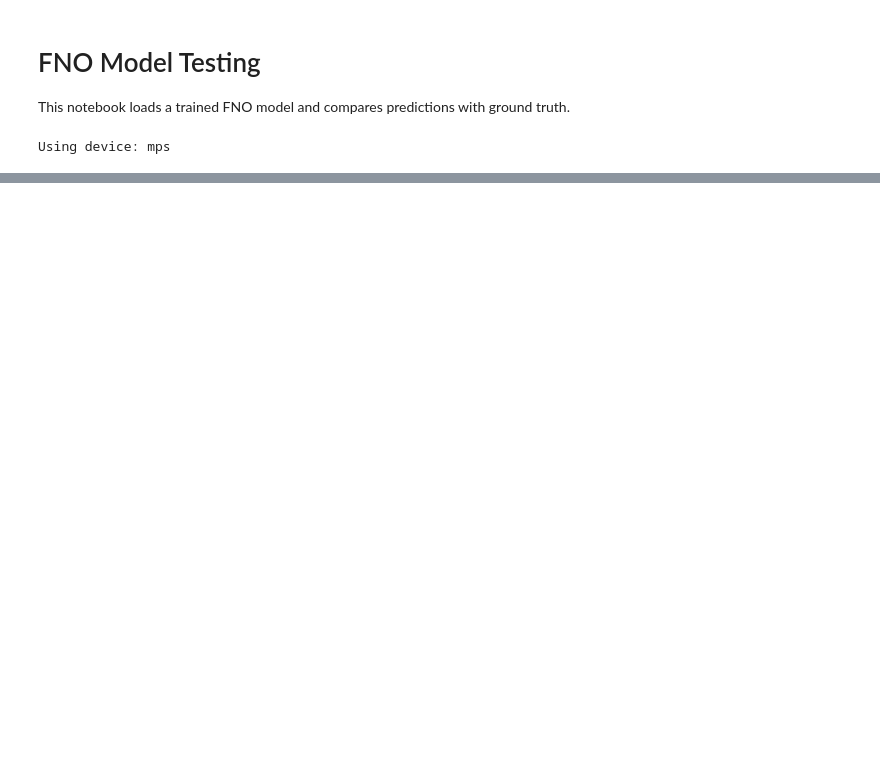
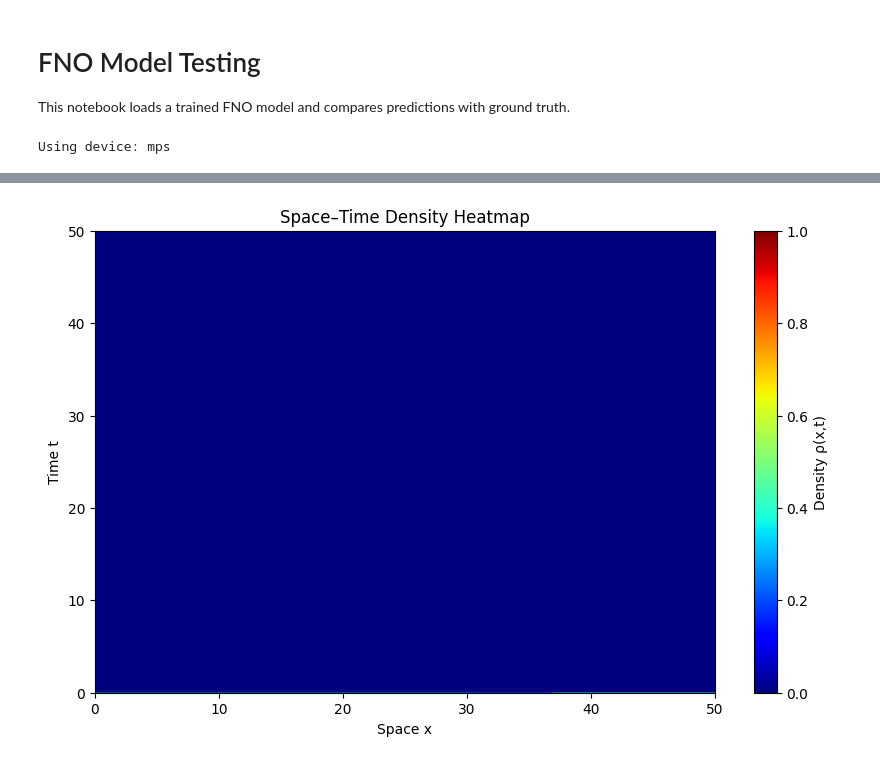
Before and after one commit to mchami02/saint-venant, a Jupyter notebook: operator_learning/fno_test.ipynb, the cells around one changed output, grey strips where cells are left out. Drawn from its saved outputs; the diff is of its cells as text; code cells hidden in the pictures; blank space fills up the shorter version.

```diff
--- a/operator_learning/fno_test.ipynb
+++ b/operator_learning/fno_test.ipynb
@@ -113,3 +114,7 @@ plt.show()
+# %%
+plot_grid_density(input_grid[3, 0].detach().cpu().numpy(), nx, nt, dx, dt)
+# %% [output]
+[figure, added]
 # %%
 pred[0, 0, 200]
 # %% [output]
```
Also changed, not shown: parts of 6 cells of this notebook, 17 other files.
